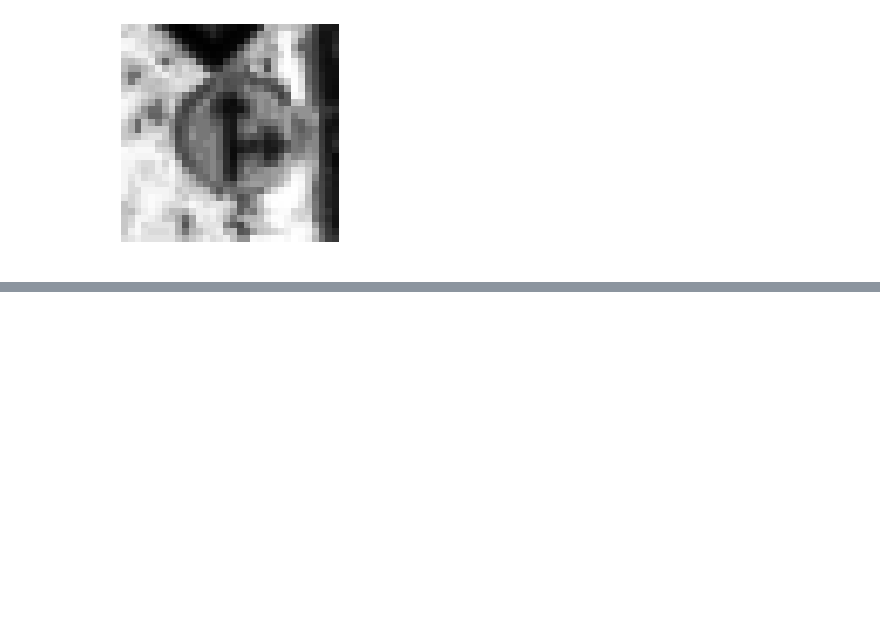
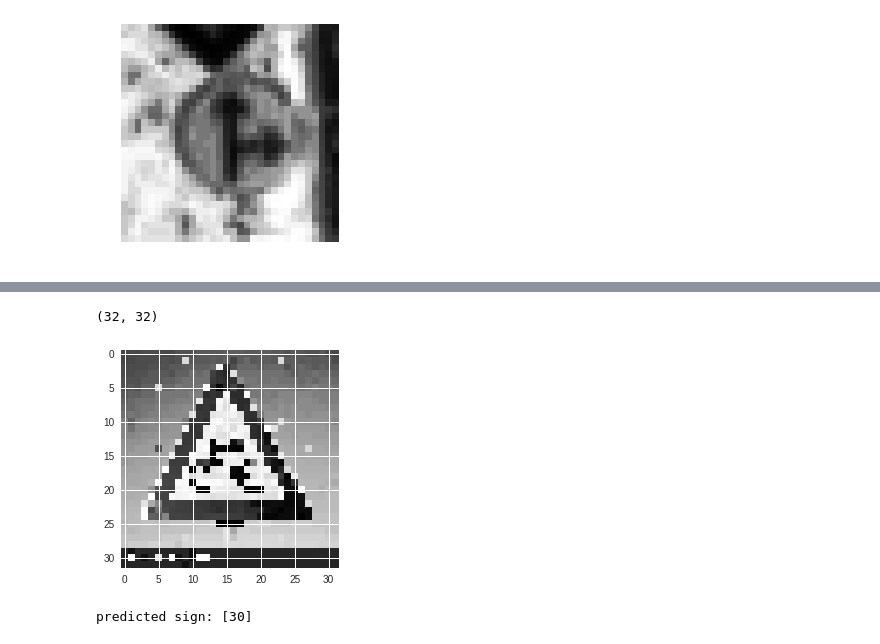
Before and after one commit to tvaditya/introautonomousvehicles, a Jupyter notebook: ClassifyRoadSigns.ipynb, the cells around one changed output, grey strips where cells are left out. Saved outputs shown, nothing was run; the diff lists cells and outputs as text; code cells hidden in the pictures; blank space fills up the shorter version.

```diff
--- a/ClassifyRoadSigns.ipynb
+++ b/ClassifyRoadSigns.ipynb
@@ -199,0 +264,11 @@ history = model.fit(X_train, y_train, epochs = 10, validation_data=(X_val, y_val
+# %%
+# Preprocess image
+
+img = np.asarray(img)
+img = cv2.resize(img, (32, 32))
+img = preprocess(img)
+plt.imshow(img, cmap = plt.get_cmap('gray'))
+print(img.shape)
+# %% [output]
+(32, 32)
+[figure, added]
@@ -199,0 +279,5 @@ history = model.fit(X_train, y_train, epochs = 10, validation_data=(X_val, y_val
+# %%
+#Test image
+print("predicted sign: "+ str(model.predict_classes(img)))
+# %% [output]
+predicted sign: [30]
```
Also changed, not shown: parts of 13 cells of this notebook.
